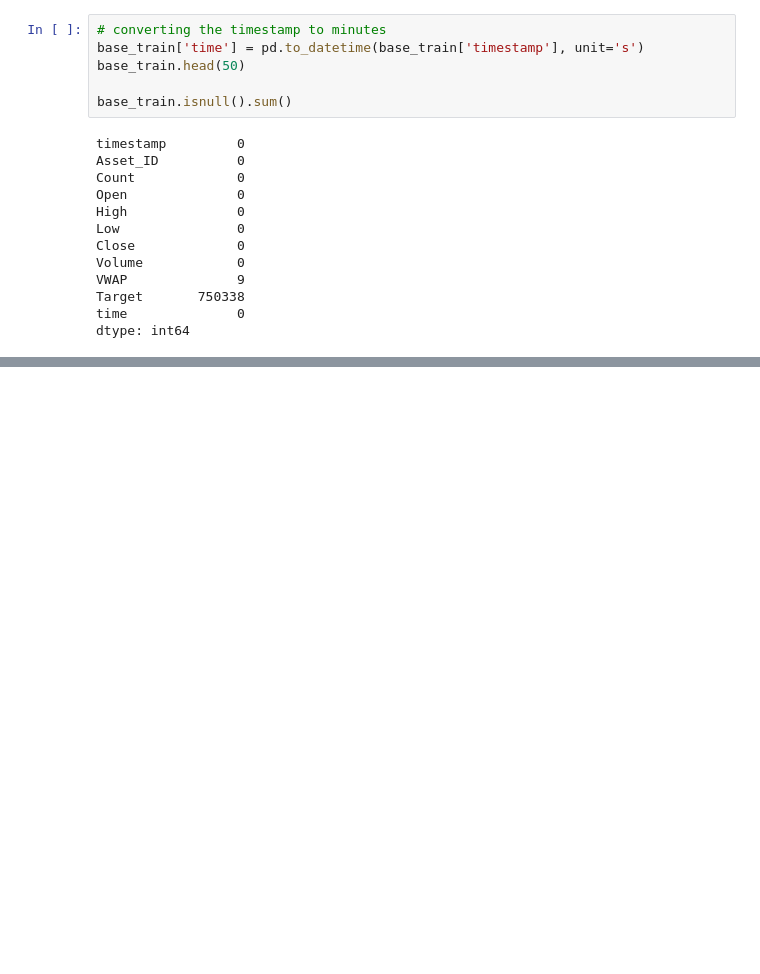
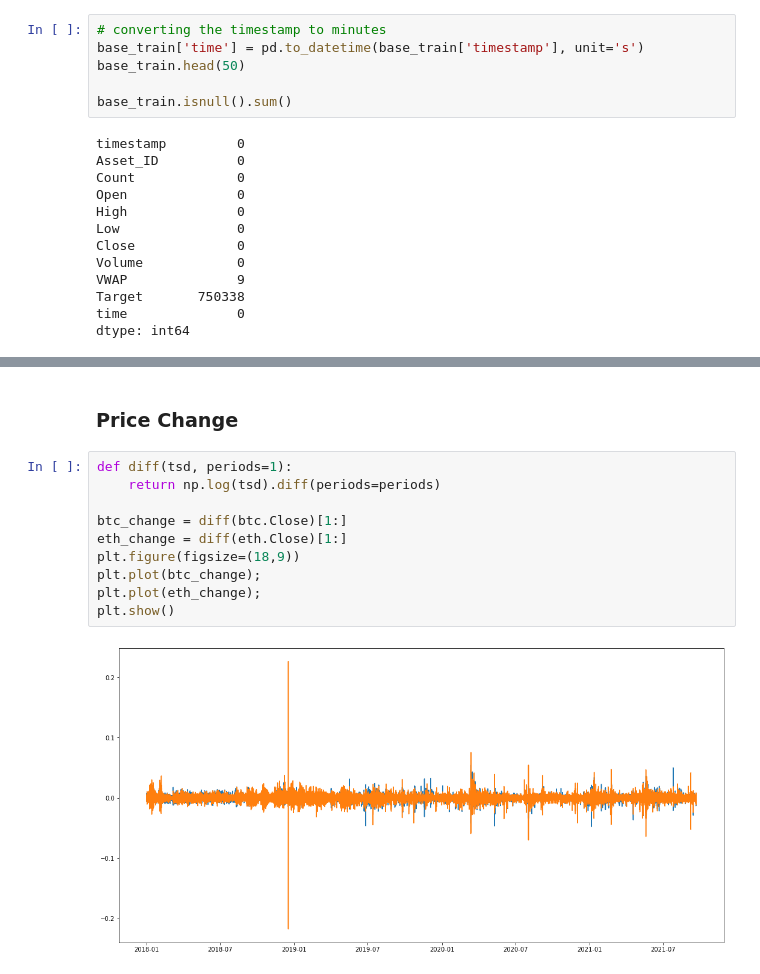
Before and after one commit to ProsperChuks/G-Research-Crypto-Forecasting, a Jupyter notebook: g-r-crypto-forecast.ipynb, the cells around one changed output, grey strips where cells are left out. Cells and saved outputs as stored; diff of their text form; blank space fills up the shorter version.

```diff
--- a/g-r-crypto-forecast.ipynb
+++ b/g-r-crypto-forecast.ipynb
@@ -102,0 +214,14 @@ None
+# %% [markdown]
+### Price Change
+# %%
+def diff(tsd, periods=1):
+    return np.log(tsd).diff(periods=periods)
+
+btc_change = diff(btc.Close)[1:]
+eth_change = diff(eth.Close)[1:]
+plt.figure(figsize=(18,9))
+plt.plot(btc_change);
+plt.plot(eth_change);
+plt.show()
+# %% [output]
+[figure, added]
```
Also changed, not shown: parts of 22 cells of this notebook.
